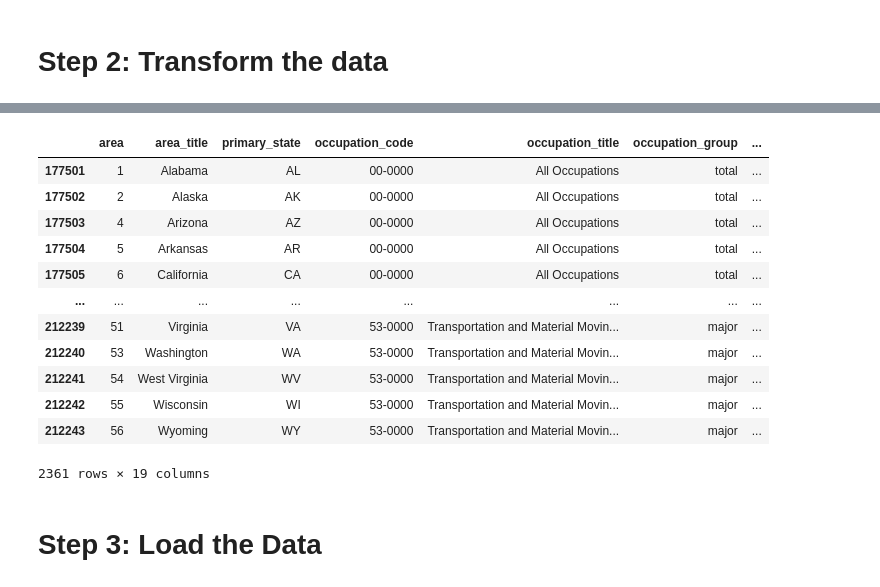
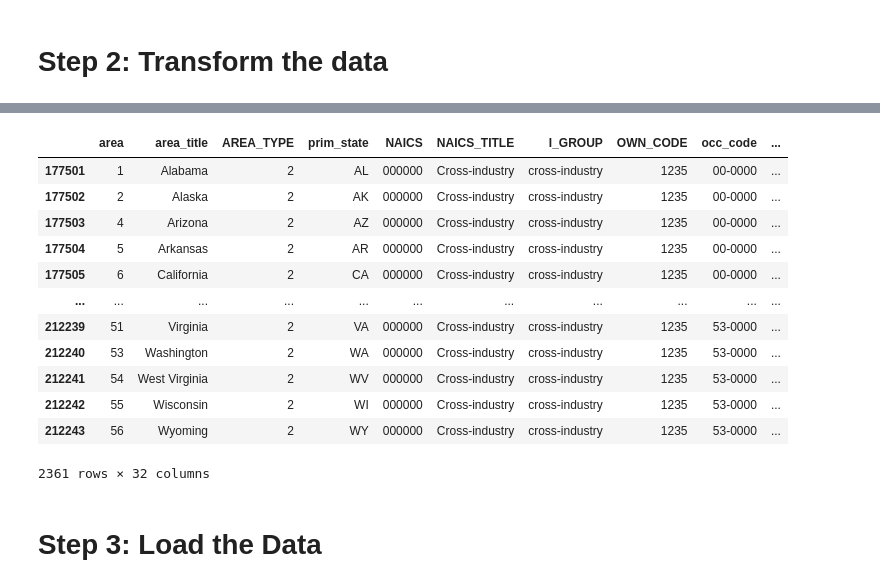
Before and after one commit to hamiltonbrba/Project-3, a Jupyter notebook: Initial_ETL_Pipeline.ipynb, the cells around one changed output, grey strips where cells are left out. Saved outputs shown, nothing was run; the diff lists cells and outputs as text; code cells hidden in the pictures.

```diff
--- a/Initial_ETL_Pipeline.ipynb
+++ b/Initial_ETL_Pipeline.ipynb
@@ -93,4 +49,4 @@ df_cleaned.head()
 # %%
-df_cleaned = df_cleaned.loc[df_cleaned['area_type'] == 2, :]
+df_cleaned = renamed_oews_df.loc[renamed_oews_df['AREA_TYPE'] == 2, :]
 df_cleaned
 # %% [output]
@@ -127,3 +66,20 @@ columns_to_convert = [
+# %%
+# Convert object columns to numeric
+columns_to_convert = [
+    'tot_emp',
+    'emp_prse',
+    'jobs_1000',
+    'loc_quotient',
+    'h_mean',
+    'a_mean',
+    'mean_prse',
+    'h_pct25',
+    'h_median',
+    'h_pct75',
+    'a_pct25',
+    'a_median',
+    'a_pct75'
+]
 # %%
 # Convert the specified columns to numeric, coercing errors
 df_cleaned[columns_to_convert] = df_cleaned[columns_to_convert].apply(pd.to_numeric, errors='coerce')
@@ -150,23 +110,0 @@ memory usage: 5.9+ MB
-# %%
-df_cleaned = df_cleaned[[
-    'area',
-    'area_title',
-    'primary_state',
-    'occupation_code',
-    'occupation_title',
-    'occupation_group',
-    'total_employment',
-    'employment_prse',
-    'jobs_per_1000',
-    'location_quotient',
-    'mean_hourly_wage',
-    'mean_annual_wage',
-    'mean_prse', # Percent relative standard error (PRSE) for the mean wage estimate.
-    'hourly_percentile_25',
-    'hourly_median',
-    'hourly_percentile_75',
-    'annual_percentile_25',
-    'annual_median',
-    'annual_percentile_75'
-]]
-df_cleaned.head()
@@ -180,25 +111,25 @@ df_cleaned.head()
 # %%
 occ_code_list = ['00-0000', '11-0000', '13-0000', '15-0000', '17-0000', '19-0000', '21-0000', '23-0000', '25-0000', '27-0000', '29-0000', '31-0000', '33-0000',\
     '35-0000', '37-0000', '39-0000', '41-0000', '43-0000', '45-0000', '47-0000', '49-0000', '51-0000', '53-0000', '11-3021', '13-1161', '13-2031', '13-2041',\
         '13-2054', '15-1221', '15-1251', '15-1252', '15-1253', '15-1254', '15-2011', '15-2031', '15-2041', '19-1022', '19-1029', '19-2041', '29-9091', '41-3021',\
             '43-9021', '13-2051','15-1211', '15-1242', '15-1243', '15-2051']
 
-df_filtered = df_cleaned[df_cleaned['occupation_code'].isin(occ_code_list)]
+df_filtered = df_cleaned[df_cleaned['occ_code'].isin(occ_code_list)]
 df_filtered
 # %% [output]
-|  | area | area_title | primary_state | occupation_code | occupation_title | occupation_group | ... |
-| 177501 | 1 | Alabama | AL | 00-0000 | All Occupations | total | ... |
-| 177502 | 2 | Alaska | AK | 00-0000 | All Occupations | total | ... |
-| 177503 | 4 | Arizona | AZ | 00-0000 | All Occupations | total | ... |
-| 177504 | 5 | Arkansas | AR | 00-0000 | All Occupations | total | ... |
-| 177505 | 6 | California | CA | 00-0000 | All Occupations | total | ... |
-| ... | ... | ... | ... | ... | ... | ... | ... |
-| 212239 | 51 | Virginia | VA | 53-0000 | Transportation and Material Movin... | major | ... |
-| 212240 | 53 | Washington | WA | 53-0000 | Transportation and Material Movin... | major | ... |
-| 212241 | 54 | West Virginia | WV | 53-0000 | Transportation and Material Movin... | major | ... |
-| 212242 | 55 | Wisconsin | WI | 53-0000 | Transportation and Material Movin... | major | ... |
-| 212243 | 56 | Wyoming | WY | 53-0000 | Transportation and Material Movin... | major | ... |
+|  | area | area_title | AREA_TYPE | prim_state | NAICS | NAICS_TITLE | I_GROUP | OWN_CODE | occ_code | ... |
+| 177501 | 1 | Alabama | 2 | AL | 000000 | Cross-industry | cross-industry | 1235 | 00-0000 | ... |
+| 177502 | 2 | Alaska | 2 | AK | 000000 | Cross-industry | cross-industry | 1235 | 00-0000 | ... |
+| 177503 | 4 | Arizona | 2 | AZ | 000000 | Cross-industry | cross-industry | 1235 | 00-0000 | ... |
+| 177504 | 5 | Arkansas | 2 | AR | 000000 | Cross-industry | cross-industry | 1235 | 00-0000 | ... |
+| 177505 | 6 | California | 2 | CA | 000000 | Cross-industry | cross-industry | 1235 | 00-0000 | ... |
+| ... | ... | ... | ... | ... | ... | ... | ... | ... | ... | ... |
+| 212239 | 51 | Virginia | 2 | VA | 000000 | Cross-industry | cross-industry | 1235 | 53-0000 | ... |
+| 212240 | 53 | Washington | 2 | WA | 000000 | Cross-industry | cross-industry | 1235 | 53-0000 | ... |
+| 212241 | 54 | West Virginia | 2 | WV | 000000 | Cross-industry | cross-industry | 1235 | 53-0000 | ... |
+| 212242 | 55 | Wisconsin | 2 | WI | 000000 | Cross-industry | cross-industry | 1235 | 53-0000 | ... |
+| 212243 | 56 | Wyoming | 2 | WY | 000000 | Cross-industry | cross-industry | 1235 | 53-0000 | ... |
-2361 rows × 19 columns
+2361 rows × 32 columns
 # %% [markdown]
 # Step 3: Load the Data
 # %%
```
Also changed, not shown: parts of 11 cells of this notebook.
